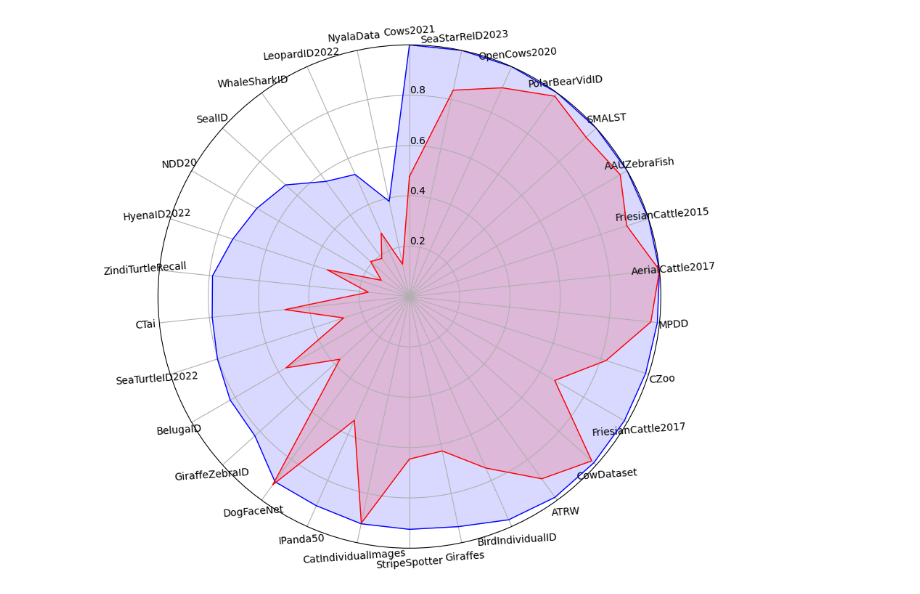
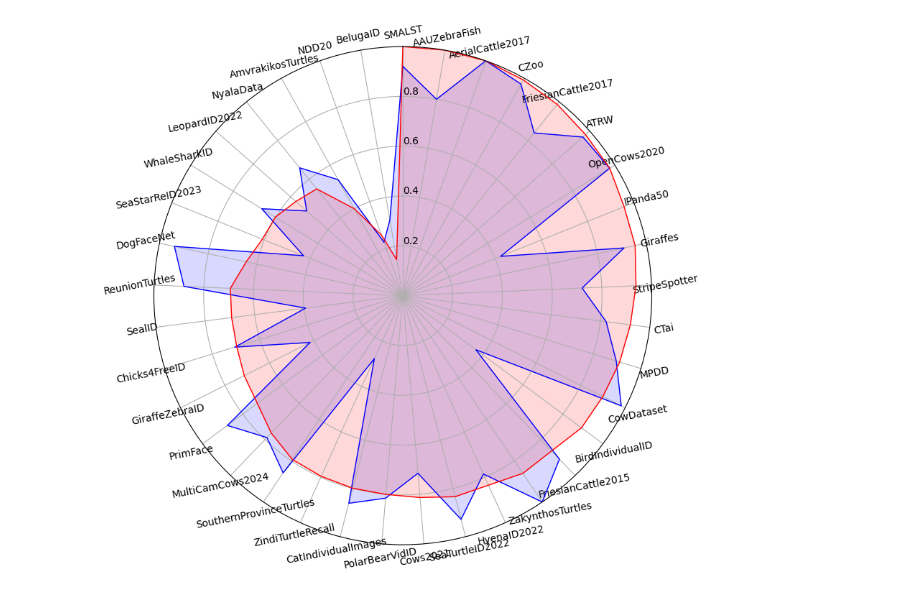
Before and after one commit to WildlifeDatasets/wildlife-datasets, a Jupyter notebook: baselines/WildlifeReID-10k/split_comparison.ipynb, the cells around one changed output. Drawn from its saved outputs; the diff is of its cells as text; code cells hidden in the pictures.

```diff
--- a/baselines/WildlifeReID-10k/split_comparison.ipynb
+++ b/baselines/WildlifeReID-10k/split_comparison.ipynb
@@ -67,7 +26,0 @@ for t in ts:
-# %%
-print(results[np.min(ts)]['diff_md_BAKS'].mean())
-print(results[np.min(ts)]['diff_dino_BAKS'].mean())
-
-idx = (results[np.min(ts)]['md_similarity_BAKS'] >= 0.99) * (results[np.min(ts)]['md_random_BAKS'] >= 0.99)
-print(results[np.min(ts)]['diff_md_BAKS'][~idx].mean())
-print(results[np.min(ts)]['diff_dino_BAKS'][~idx].mean())
@@ -116,0 +27,21 @@ plt.legend(['MD', 'DINO'])
+# %%
+splitter = BalancedSplit(seed=666)
+
+idx_test = []
+for name, df_dataset in d.df.groupby('dataset'):
+    df_train = df_dataset[df_dataset['split'] == 'train']
+    df_test = df_dataset[df_dataset['split'] == 'test']
+    _, idx = splitter.resplit_random(df_dataset, df_train.index, df_test.index)
+    idx_test = idx_test + list(idx)
+
+d.df['split_similarity'] = d.df['split']
+d.df['split_random'] = 'train'
+d.df.loc[idx_test, 'split_random'] = 'test'
+
+for _, df_identity in d.df.groupby('identity'):
+    sum1 = sum(df_identity['split_similarity'] == 'test')
+    sum2 = sum(df_identity['split_random'] == 'test')
+    sum3 = sum(df_identity['split_similarity'] == 'train')
+    sum4 = sum(df_identity['split_random'] == 'train')
+    if sum1 != sum2 or sum3 != sum4:
+        raise Exception('Number of images is wrong')
@@ -117,8 +201,13 @@ plt.legend(['MD', 'DINO'])
 # %%
-results_closed = results[np.min(ts)].copy()
-results_closed = results_closed.sort_values('md_similarity_BAKS', ascending=False)
+results_closed = pd.DataFrame({
+    'miew': baks['features_miew']['split_similarity'][np.min(ts)],
+    'mega': baks['features_mega']['split_similarity'][np.min(ts)],
+})
+results_closed = results_closed.sort_values('mega', ascending=False)
 
-make_radar_plot(results_closed, 'blue', use_col='md_similarity_BAKS')
-make_radar_plot(results_closed, 'red', use_col='dino_similarity_BAKS', fontsize=10, rotation=4)
+make_radar_plot(results_closed, 'blue', use_col='miew')
+make_radar_plot(results_closed, 'red', use_col='mega', fontsize=10, rotation=11)
+
+plt.savefig('results/performance.png', bbox_inches='tight', dpi=600)
 # %% [output]
-[figure, old version]
+[figure, new version]
```
Also changed, not shown: parts of 13 cells of this notebook, 1 other file.
